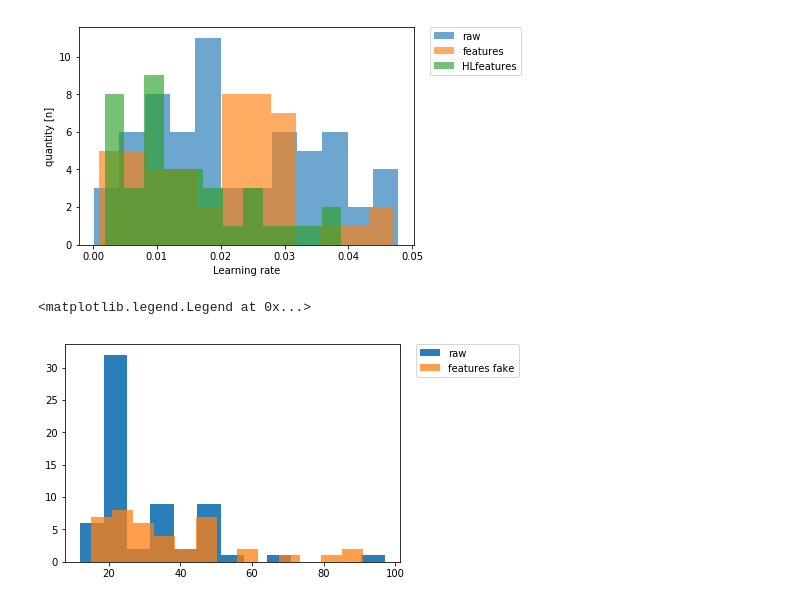
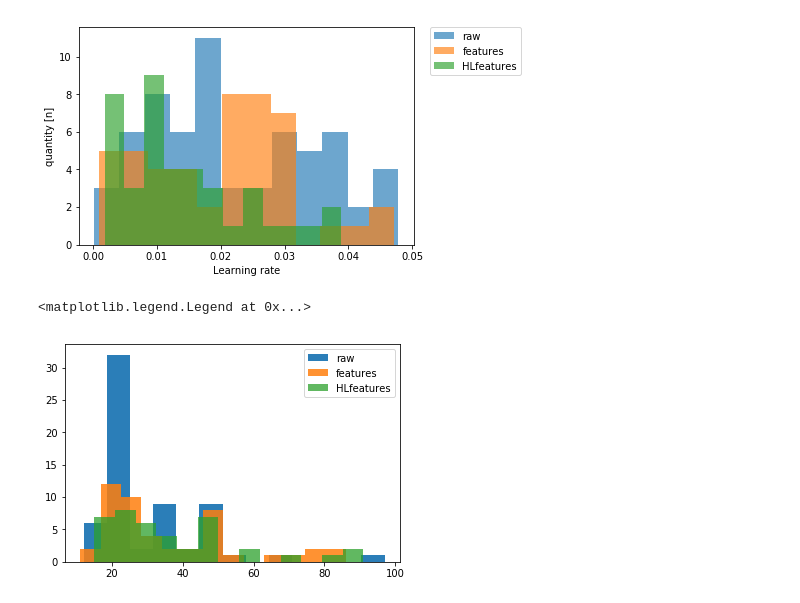
Before and after one commit to ChrisQlasty/RNNforGestures, a Jupyter notebook: RNN_analyzer.ipynb, the cells around one changed output. Saved outputs shown, nothing was run; the diff lists cells and outputs as text; code cells hidden in the pictures.

```diff
--- a/RNN_analyzer.ipynb
+++ b/RNN_analyzer.ipynb
@@ -329,13 +314,15 @@ plt.xlabel('Learning rate')
 [figure]
 # %%
 n1 = dataRaw['neurons'].loc[dataRaw['best_val_acc']> 0.9]
-n3 = dataFpcm['neurons'].loc[dataFpcm['best_val_acc']> 0.9]
+n2 = dataFeat['neurons'].loc[dataFeat['best_val_acc']> 0.9]
+n3 = dataHLfeat['neurons'].loc[dataHLfeat['best_val_acc']> 0.9]
 
 
 plt.hist(n1, alpha=0.95, bins=13, label='raw')
-plt.hist(n3, alpha=0.75, bins=13, label='features fake')
-plt.legend(bbox_to_anchor=(1.05, 1), loc=2, borderaxespad=0.)
+plt.hist(n2, alpha=0.85, bins=13, label='features')
+plt.hist(n3, alpha=0.75, bins=13, label='HLfeatures')
+plt.legend()
 # %% [output]
 <matplotlib.legend.Legend at 0x...>
-[figure, old version]
+[figure, new version]
 # %%
```
Also changed, not shown: parts of 14 cells of this notebook.
